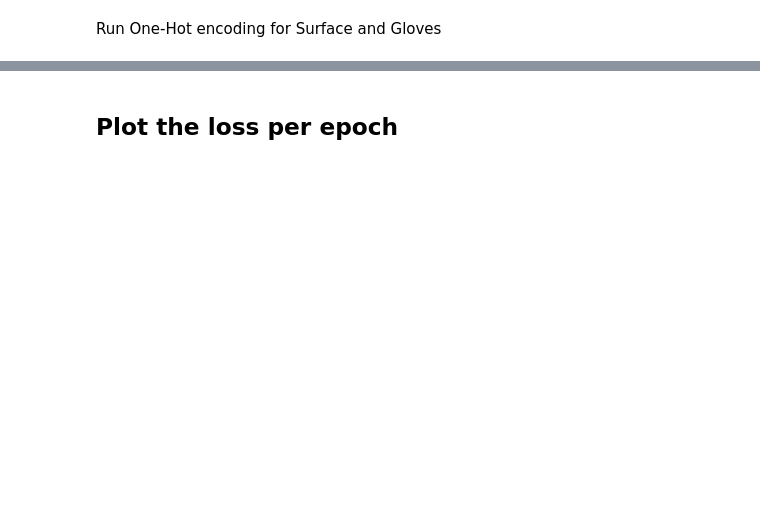
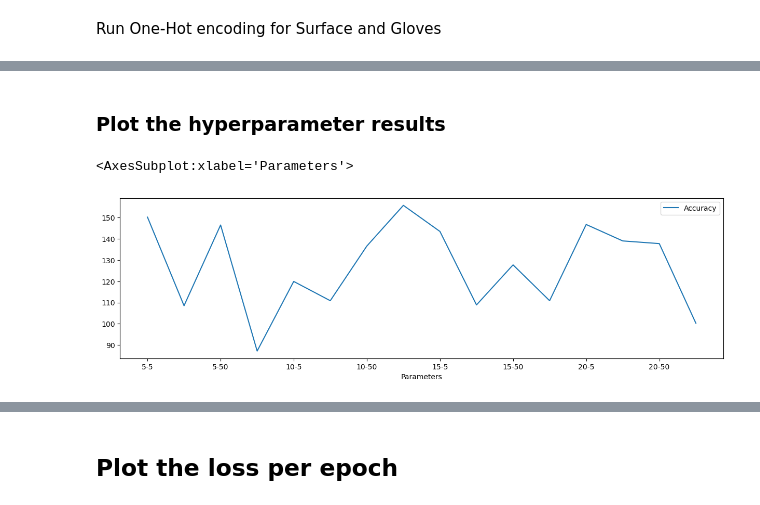
Before and after one commit to MarcoFelipeKing/yi_contact_expt, a Jupyter notebook: src/neural_network.ipynb, the cells around one changed output, grey strips where cells are left out. Cells and saved outputs as stored; diff of their text form; code cells hidden in the pictures; blank space fills up the shorter version.

```diff
--- a/src/neural_network.ipynb
+++ b/src/neural_network.ipynb
@@ -69,0 +78,22 @@ Name: RawIntD, dtype: int64
+# %%
+# Preprocess the data
+#scaler = StandardScaler()
+#X = scaler.fit_transform(X)
+
+# Split the data into training and test sets
+X_train, X_test, y_train, y_test = train_test_split(X, y, test_size=0.3, random_state=1)
+
+# Preprocess the data
+scaler = StandardScaler()
+#X_train = scaler.fit_transform(X_train)
+#X_test = scaler.transform(X_test)
+
+X_train['LoadingWeight'] = scaler.fit_transform(X_train['LoadingWeight'].values.reshape(-1, 1))
+X_test['LoadingWeight'] = scaler.transform(X_test['LoadingWeight'].values.reshape(-1, 1))
+
+X_train['PowderArea'] = scaler.fit_transform(X_train['PowderArea'].values.reshape(-1, 1))
+X_test['PowderArea'] = scaler.transform(X_test['PowderArea'].values.reshape(-1, 1))
+
+
+y_train = scaler.fit_transform(y_train.values.reshape(-1, 1))
+y_test = scaler.transform(y_test.values.reshape(-1, 1))
@@ -112,0 +214,8 @@ model.save("model.h5")
+# %% [markdown]
+### Plot the hyperparameter results
+# %%
+# Plotting the results
+ResultsData.plot(x='Parameters', y='Accuracy', figsize=(15,4), kind='line')
+# %% [output]
+<AxesSubplot:xlabel='Parameters'>
+[figure, added]
```
Also changed, not shown: parts of 23 cells of this notebook, 3 other files.
